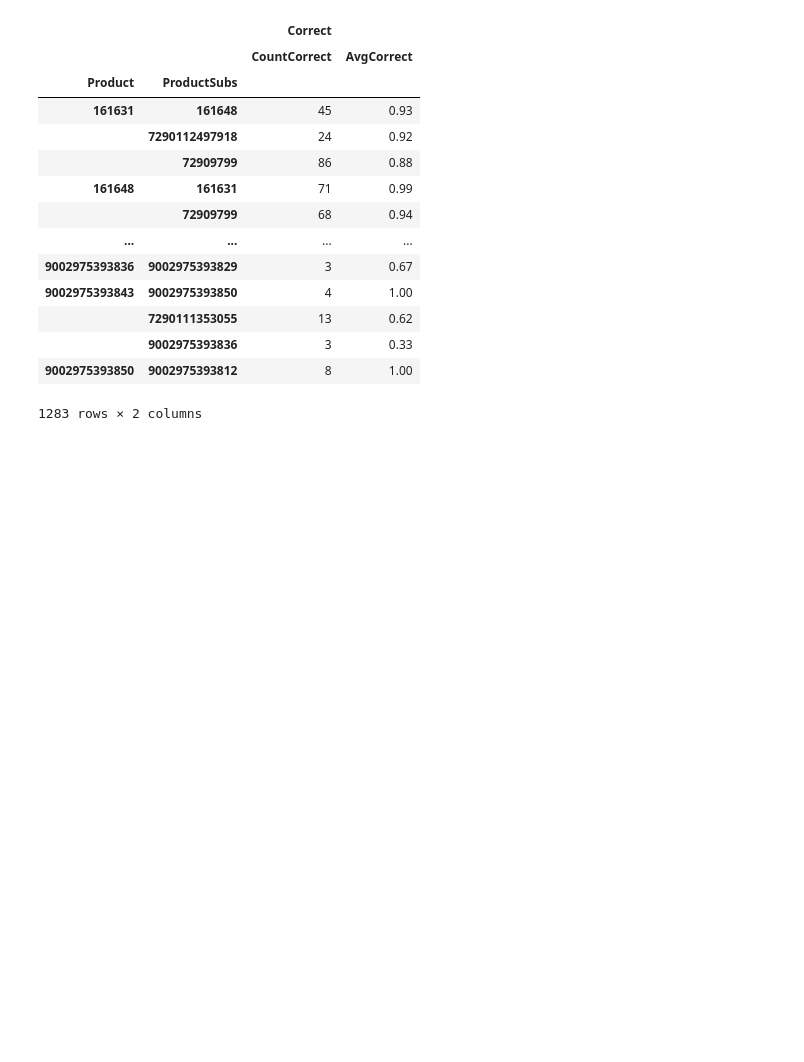
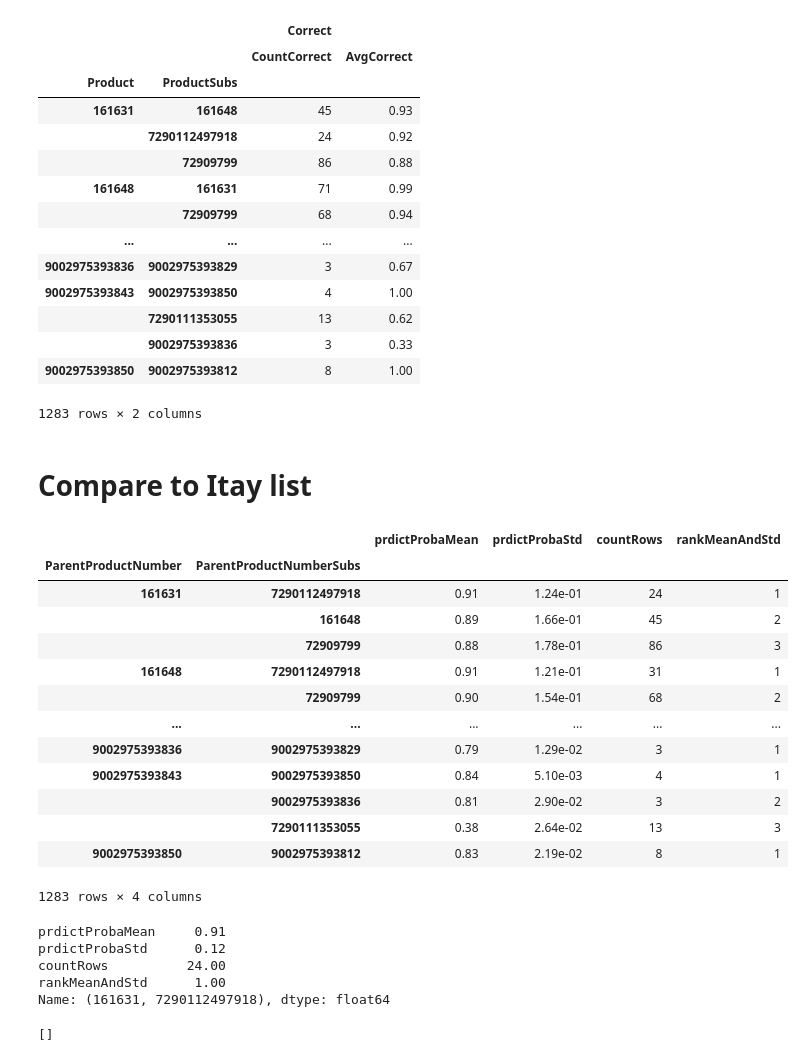
Before and after one commit to DanielKorenDataScience/ClassificationProject, a Jupyter notebook: Work_in_Process/Shufersal_predict.ipynb, the cells around one changed output. Saved outputs shown, nothing was run; the diff lists cells and outputs as text; code cells hidden in the pictures; blank space fills up the shorter version.

```diff
--- a/Work_in_Process/Shufersal_predict.ipynb
+++ b/Work_in_Process/Shufersal_predict.ipynb
@@ -762,3 +740,53 @@ df_recommend
 |  | 9002975393836 | 3 | 0.33 |
 | 9002975393850 | 9002975393812 | 8 | 1.00 |
 1283 rows × 2 columns
+# %% [markdown]
+# Compare to Itay list
+# %%
+# due to the fact that the filename includes spaces I could not open it from github
+# needed to download locally and then upload to colab
+df_itay = pd.read_excel('itay.xlsx')
+df_itay.to_csv('itay_recommendation_list.csv')
+df_recommend.to_csv('zvi_recommendation_list.csv')
+df_itay.set_index(['ParentProductNumber', 'ParentProductNumberSubs'], inplace=True)
+df_itay
+# %% [output]
+|  |  | prdictProbaMean | prdictProbaStd | countRows | rankMeanAndStd |
+| ParentProductNumber | ParentProductNumberSubs |  |  |  |  |
+| 161631 | 7290112497918 | 0.91 | 1.24e-01 | 24 | 1 |
+|  | 161648 | 0.89 | 1.66e-01 | 45 | 2 |
+|  | 72909799 | 0.88 | 1.78e-01 | 86 | 3 |
+| 161648 | 7290112497918 | 0.91 | 1.21e-01 | 31 | 1 |
+|  | 72909799 | 0.90 | 1.54e-01 | 68 | 2 |
+| ... | ... | ... | ... | ... | ... |
+| 9002975393836 | 9002975393829 | 0.79 | 1.29e-02 | 3 | 1 |
+| 9002975393843 | 9002975393850 | 0.84 | 5.10e-03 | 4 | 1 |
+|  | 9002975393836 | 0.81 | 2.90e-02 | 3 | 2 |
+|  | 7290111353055 | 0.38 | 2.64e-02 | 13 | 3 |
+| 9002975393850 | 9002975393812 | 0.83 | 2.19e-02 | 8 | 1 |
+1283 rows × 4 columns
+# %%
+df_itay.loc[(161631, 7290112497918)]
+# %% [output]
+prdictProbaMean     0.91
+prdictProbaStd      0.12
+countRows          24.00
+rankMeanAndStd      1.00
+Name: (161631, 7290112497918), dtype: float64
+# %%
+def check_exists(idx):
+  try:
+    df_recommend.loc[idx]
+    return True
+  except:
+    p(idx)
+    return False
+
+not_found =[]
+for idx in df_itay.index:
+  if not check_exists(idx):
+    not_found.append(idx)
+  break
+not_found
+# %% [output]
+[]
```
Also changed, not shown: parts of 4 cells of this notebook.
